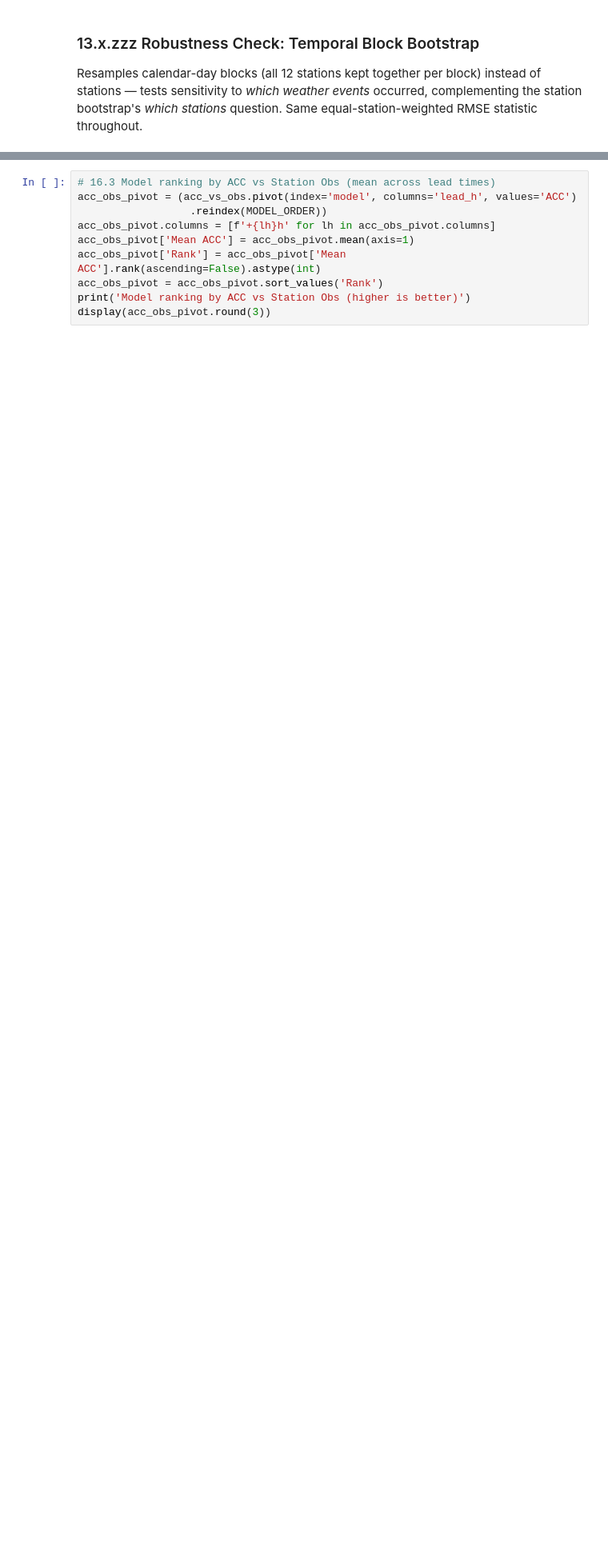
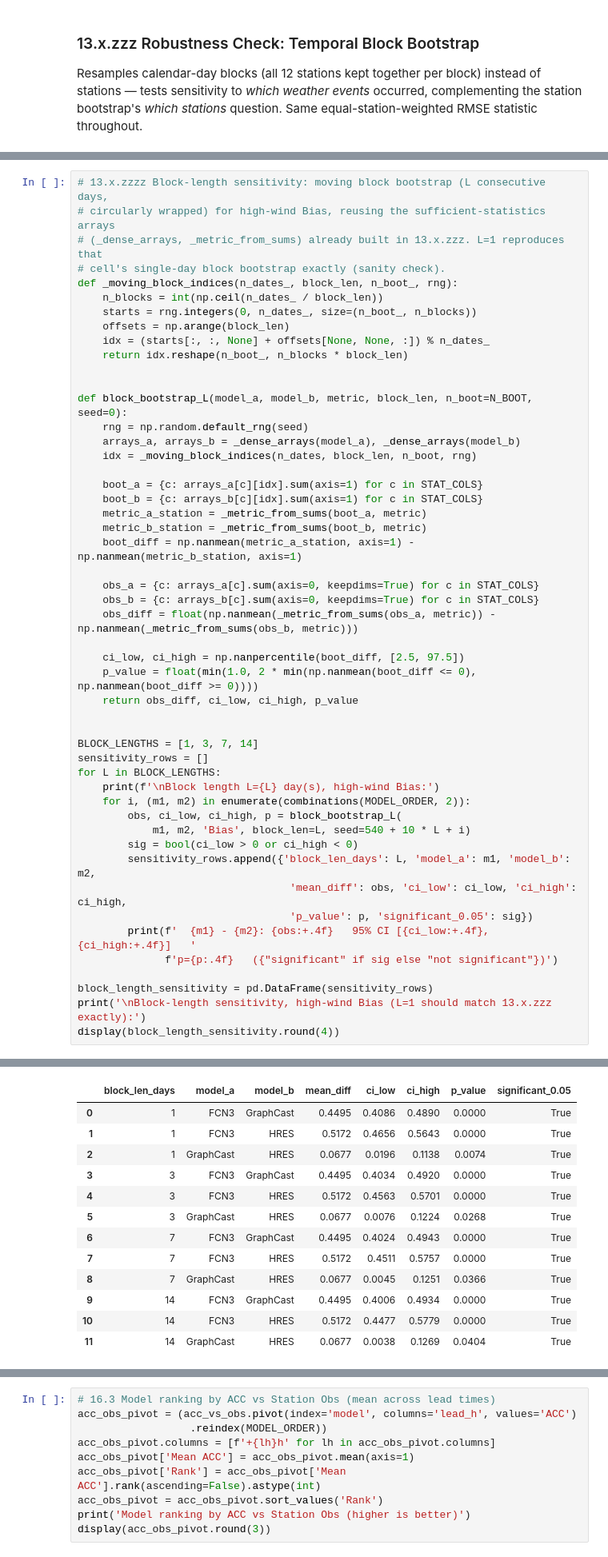
Before and after one commit to chensy618/WF-experiments, a Jupyter notebook: experiments/notebooks/rebuttal_model_comparison_analysis_72h_interpolate.ipynb, the cells around one changed output, grey strips where cells are left out. Shown at 80% size. Cells and saved outputs as stored; diff of their text form; blank space fills up the shorter version.

```diff
--- a/experiments/notebooks/rebuttal_model_comparison_analysis_72h_interpolate.ipynb
+++ b/experiments/notebooks/rebuttal_model_comparison_analysis_72h_interpolate.ipynb
@@ -1252,0 +1466,51 @@ Compare against the station-cluster bootstrap in 13.x.z (station-average, same m
+# %%
+# 13.x.zzzz Block-length sensitivity: moving block bootstrap (L consecutive days,
+# circularly wrapped) for high-wind Bias, reusing the sufficient-statistics arrays
+# (_dense_arrays, _metric_from_sums) already built in 13.x.zzz. L=1 reproduces that
+# cell's single-day block bootstrap exactly (sanity check).
+def _moving_block_indices(n_dates_, block_len, n_boot_, rng):
+    n_blocks = int(np.ceil(n_dates_ / block_len))
+    starts = rng.integers(0, n_dates_, size=(n_boot_, n_blocks))
+    offsets = np.arange(block_len)
+    idx = (starts[:, :, None] + offsets[None, None, :]) % n_dates_
+    return idx.reshape(n_boot_, n_blocks * block_len)
+
+
+def block_bootstrap_L(model_a, model_b, metric, block_len, n_boot=N_BOOT, seed=0):
+    rng = np.random.default_rng(seed)
+    arrays_a, arrays_b = _dense_arrays(model_a), _dense_arrays(model_b)
+    idx = _moving_block_indices(n_dates, block_len, n_boot, rng)
+
+    boot_a = {c: arrays_a[c][idx].sum(axis=1) for c in STAT_COLS}
+    boot_b = {c: arrays_b[c][idx].sum(axis=1) for c in STAT_COLS}
+    metric_a_station = _metric_from_sums(boot_a, metric)
+    metric_b_station = _metric_from_sums(boot_b, metric)
+    boot_diff = np.nanmean(metric_a_station, axis=1) - np.nanmean(metric_b_station, axis=1)
+
+    obs_a = {c: arrays_a[c].sum(axis=0, keepdims=True) for c in STAT_COLS}
+    obs_b = {c: arrays_b[c].sum(axis=0, keepdims=True) for c in STAT_COLS}
+    obs_diff = float(np.nanmean(_metric_from_sums(obs_a, metric)) - np.nanmean(_metric_from_sums(obs_b, metric)))
+
+    ci_low, ci_high = np.nanpercentile(boot_diff, [2.5, 97.5])
+    p_value = float(min(1.0, 2 * min(np.nanmean(boot_diff <= 0), np.nanmean(boot_diff >= 0))))
+    return obs_diff, ci_low, ci_high, p_value
+
+
+BLOCK_LENGTHS = [1, 3, 7, 14]
+sensitivity_rows = []
+for L in BLOCK_LENGTHS:
+    print(f'\nBlock length L={L} day(s), high-wind Bias:')
+    for i, (m1, m2) in enumerate(combinations(MODEL_ORDER, 2)):
+        obs, ci_low, ci_high, p = block_bootstrap_L(
+            m1, m2, 'Bias', block_len=L, seed=540 + 10 * L + i)
+        sig = bool(ci_low > 0 or ci_high < 0)
+        sensitivity_rows.append({'block_len_days': L, 'model_a': m1, 'model_b': m2,
+                                  'mean_diff': obs, 'ci_low': ci_low, 'ci_high': ci_high,
+                                  'p_value': p, 'significant_0.05': sig})
+        print(f'  {m1} - {m2}: {obs:+.4f}   95% CI [{ci_low:+.4f}, {ci_high:+.4f}]   '
+              f'p={p:.4f}   ({"significant" if sig else "not significant"})')
+
+block_length_sensitivity = pd.DataFrame(sensitivity_rows)
+print('\nBlock-length sensitivity, high-wind Bias (L=1 should match 13.x.zzz exactly):')
+display(block_length_sensitivity.round(4))
+# %% [output]
@@ -1252,0 +1534,13 @@ Compare against the station-cluster bootstrap in 13.x.z (station-average, same m
+|  | block_len_days | model_a | model_b | mean_diff | ci_low | ci_high | p_value | significant_0.05 |
+| 0 | 1 | FCN3 | GraphCast | 0.4495 | 0.4086 | 0.4890 | 0.0000 | True |
+| 1 | 1 | FCN3 | HRES | 0.5172 | 0.4656 | 0.5643 | 0.0000 | True |
+| 2 | 1 | GraphCast | HRES | 0.0677 | 0.0196 | 0.1138 | 0.0074 | True |
+| 3 | 3 | FCN3 | GraphCast | 0.4495 | 0.4034 | 0.4920 | 0.0000 | True |
+| 4 | 3 | FCN3 | HRES | 0.5172 | 0.4563 | 0.5701 | 0.0000 | True |
+| 5 | 3 | GraphCast | HRES | 0.0677 | 0.0076 | 0.1224 | 0.0268 | True |
+| 6 | 7 | FCN3 | GraphCast | 0.4495 | 0.4024 | 0.4943 | 0.0000 | True |
+| 7 | 7 | FCN3 | HRES | 0.5172 | 0.4511 | 0.5757 | 0.0000 | True |
+| 8 | 7 | GraphCast | HRES | 0.0677 | 0.0045 | 0.1251 | 0.0366 | True |
+| 9 | 14 | FCN3 | GraphCast | 0.4495 | 0.4006 | 0.4934 | 0.0000 | True |
+| 10 | 14 | FCN3 | HRES | 0.5172 | 0.4477 | 0.5779 | 0.0000 | True |
+| 11 | 14 | GraphCast | HRES | 0.0677 | 0.0038 | 0.1269 | 0.0404 | True |
```
Also changed, not shown: parts of 37 cells of this notebook.
